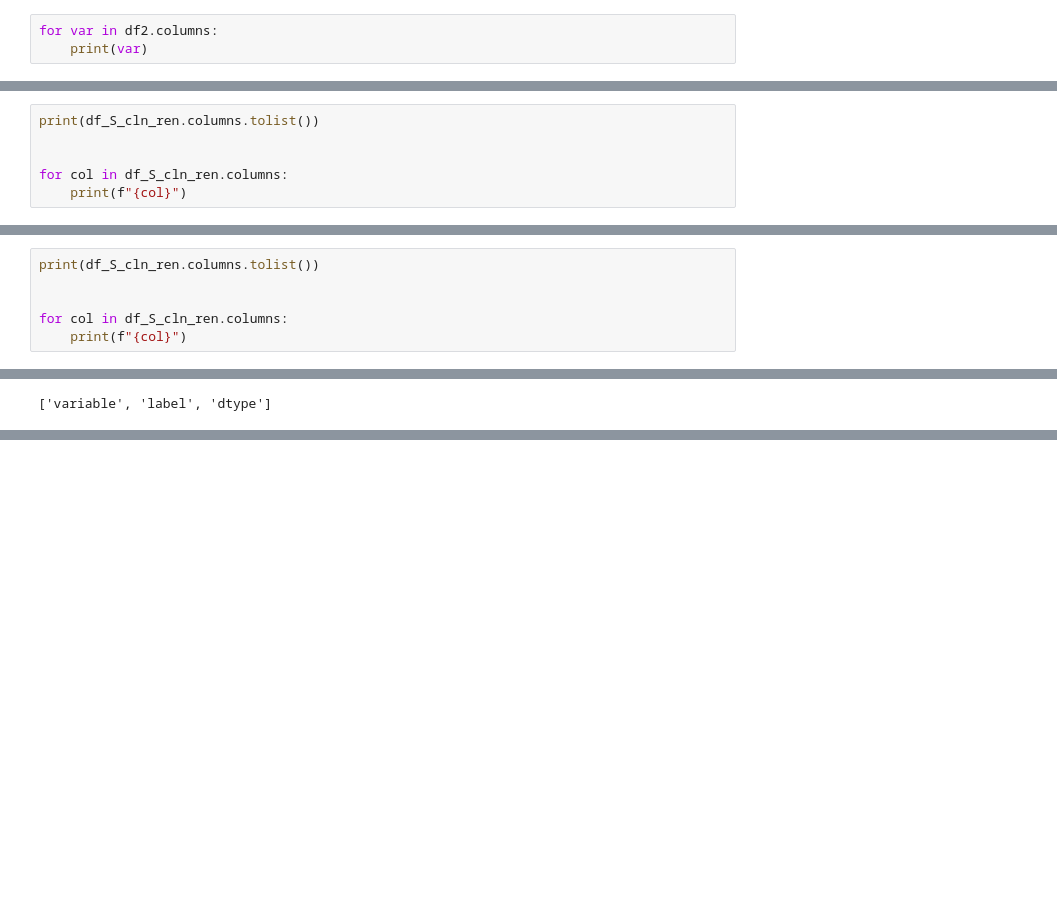
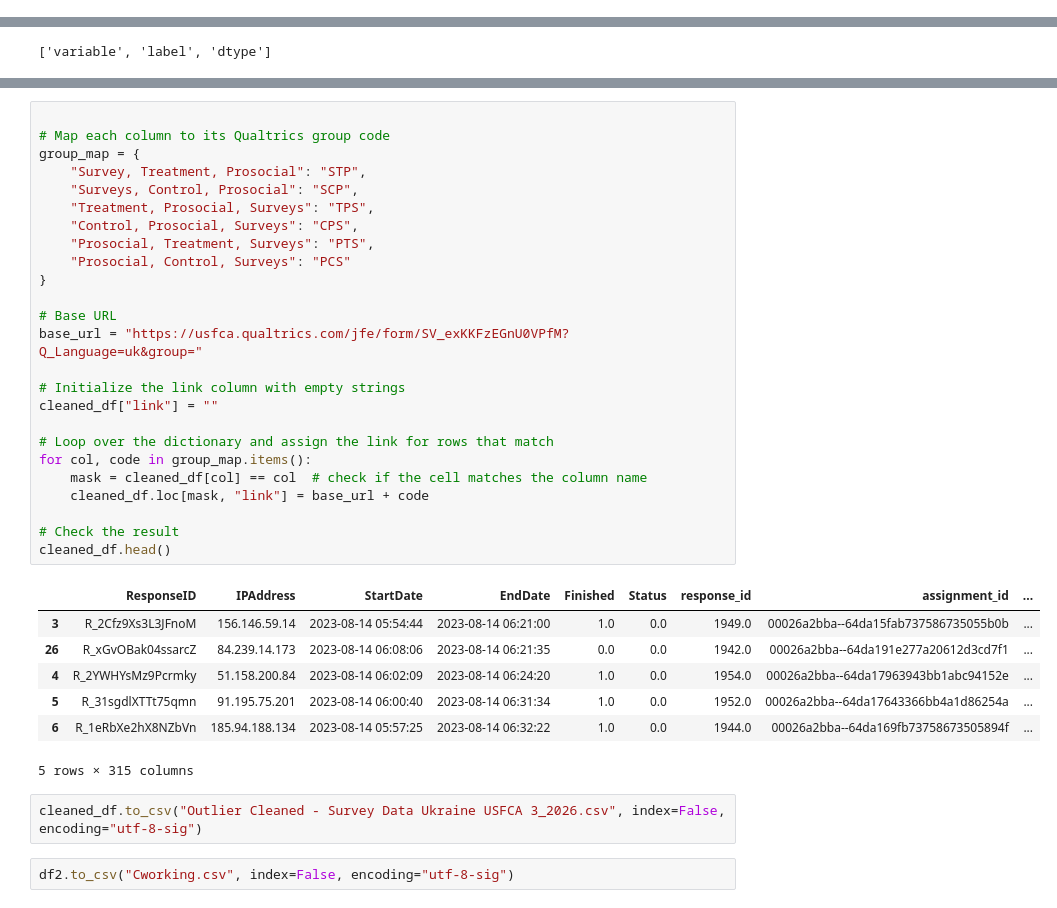
Before and after one commit to diagonalai/Python_notebooks_AI_ML_ETL, a Jupyter notebook: Ukraine Behavioral Data USFCA/Qualtrics API.ipynb, the cells around one changed output, grey strips where cells are left out. Cells and saved outputs as stored; diff of their text form; blank space fills up the shorter version.

Commit message:
Mostly work on Ukraine project

```diff
--- a/Ukraine Behavioral Data USFCA/Qualtrics API.ipynb
+++ b/Ukraine Behavioral Data USFCA/Qualtrics API.ipynb
@@ -174,3 +197,0 @@ print(len(df2))
-# %%
-for var in df2.columns:
-    print(var)
@@ -699,9 +612,3 @@ df_DG.columns = df_DG.columns.str.replace("Timing_4", "Click Count", regex=False
 final_drop_cols = [col for col in df_DG.columns if col.startswith("RO-BR-FL_")]
 
 df_DG_cln = df_DG.drop(columns=final_drop_cols)
-# %%
-print(df_S_cln_ren.columns.tolist())
-
-
-for col in df_S_cln_ren.columns:
-    print(f"{col}")
@@ -728,9 +617,3 @@ numericDate
 
 
 df_S_cln_ren = df_S_cln_ren.drop(columns=['Stroop Practice 2'])
-# %%
-print(df_S_cln_ren.columns.tolist())
-
-
-for col in df_S_cln_ren.columns:
-    print(f"{col}")
@@ -788,3 +796,40 @@ df_DG_cln.to_csv("Dictator Game Data Ukraine USFCA 2_2026.csv", index=False, enc
+# %%
+
+# Map each column to its Qualtrics group code
+group_map = {
+    "Survey, Treatment, Prosocial": "STP",
+    "Surveys, Control, Prosocial": "SCP",
+    "Treatment, Prosocial, Surveys": "TPS",
+    "Control, Prosocial, Surveys": "CPS",
+    "Prosocial, Treatment, Surveys": "PTS",
+    "Prosocial, Control, Surveys": "PCS"
+}
+
+# Base URL
+base_url = "https://usfca.qualtrics.com/jfe/form/SV_exKKFzEGnU0VPfM?Q_Language=uk&group="
+
+# Initialize the link column with empty strings
+cleaned_df["link"] = ""
+
+# Loop over the dictionary and assign the link for rows that match
+for col, code in group_map.items():
+    mask = cleaned_df[col] == col  # check if the cell matches the column name
+    cleaned_df.loc[mask, "link"] = base_url + code
+
+# Check the result
+cleaned_df.head()
+# %% [output]
+|  | ResponseID | IPAddress | StartDate | EndDate | Finished | Status | response_id | assignment_id | ... |
+| 3 | R_2Cfz9Xs3L3JFnoM | 156.146.59.14 | 2023-08-14 05:54:44 | 2023-08-14 06:21:00 | 1.0 | 0.0 | 1949.0 | 00026a2bba--64da15fab737586735055b0b | ... |
+| 26 | R_xGvOBak04ssarcZ | 84.239.14.173 | 2023-08-14 06:08:06 | 2023-08-14 06:21:35 | 0.0 | 0.0 | 1942.0 | 00026a2bba--64da191e277a20612d3cd7f1 | ... |
+| 4 | R_2YWHYsMz9Pcrmky | 51.158.200.84 | 2023-08-14 06:02:09 | 2023-08-14 06:24:20 | 1.0 | 0.0 | 1954.0 | 00026a2bba--64da17963943bb1abc94152e | ... |
+| 5 | R_31sgdlXTTt75qmn | 91.195.75.201 | 2023-08-14 06:00:40 | 2023-08-14 06:31:34 | 1.0 | 0.0 | 1952.0 | 00026a2bba--64da17643366bb4a1d86254a | ... |
+| 6 | R_1eRbXe2hX8NZbVn | 185.94.188.134 | 2023-08-14 05:57:25 | 2023-08-14 06:32:22 | 1.0 | 0.0 | 1944.0 | 00026a2bba--64da169fb73758673505894f | ... |
+5 rows × 315 columns
+# %%
+cleaned_df.to_csv("Outlier Cleaned - Survey Data Ukraine USFCA 3_2026.csv", index=False, encoding="utf-8-sig")
+# %%
+df2.to_csv("Cworking.csv", index=False, encoding="utf-8-sig")
 # %%
 #df_stroop_cln
 #df_S_cln_ren
```
Also changed, not shown: parts of 28 cells of this notebook, 12 other files.
